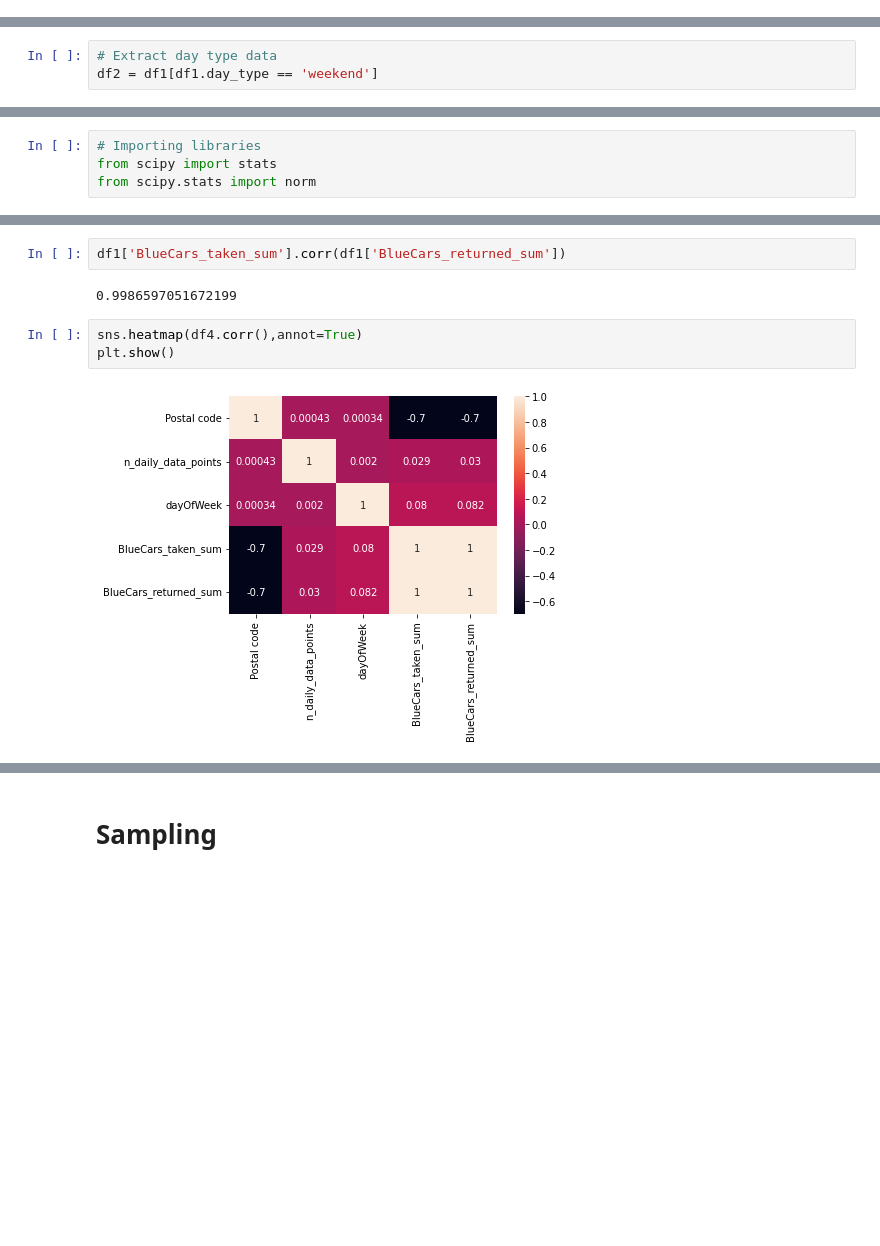
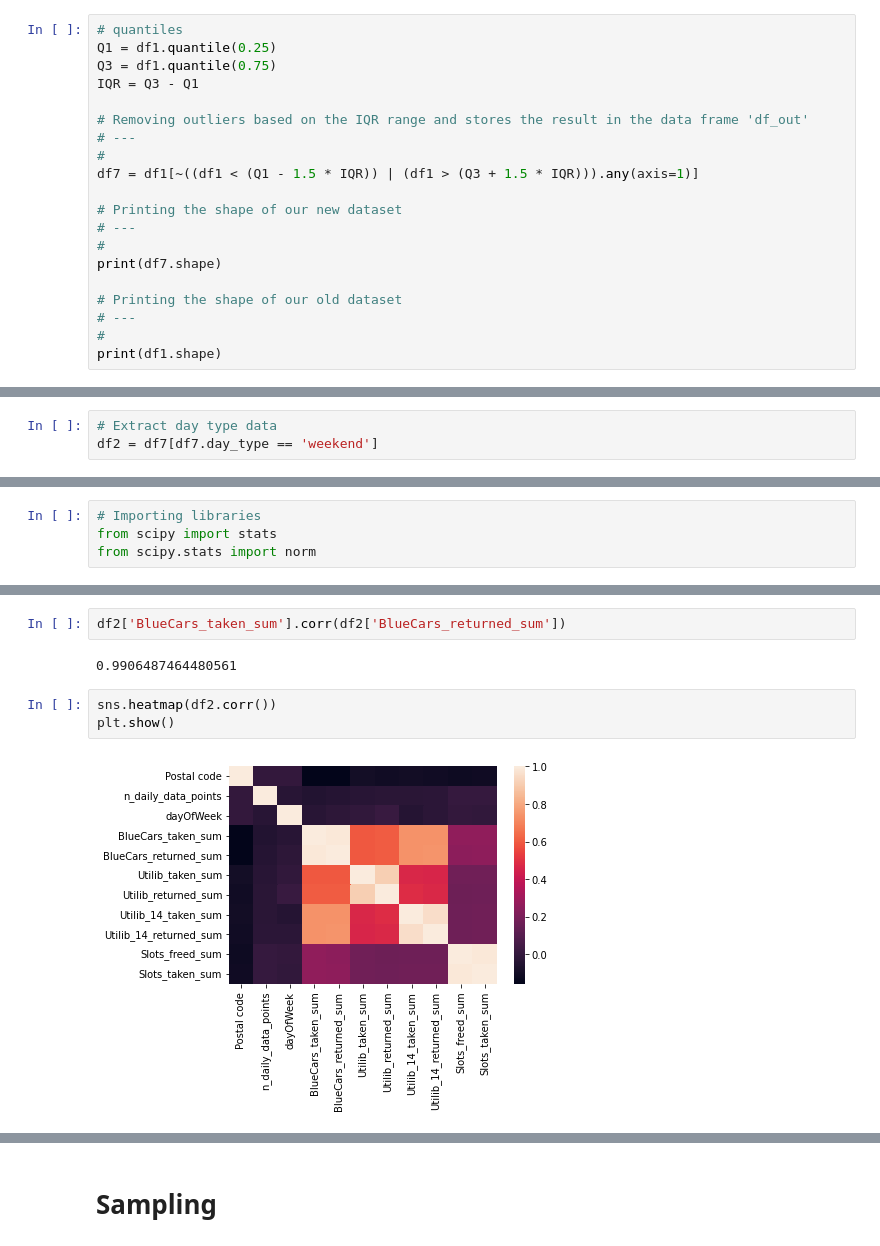
Before and after one commit to castynyaga/Statistics-IP, a Jupyter notebook: Statistics_IP_Casty_Nyaga.ipynb, the cells around one changed output, grey strips where cells are left out. Cells and saved outputs as stored; diff of their text form; blank space fills up the shorter version.

```diff
--- a/Statistics_IP_Casty_Nyaga.ipynb
+++ b/Statistics_IP_Casty_Nyaga.ipynb
@@ -553,0 +564,20 @@ array([75001, 75002, 75003, 75004, 75005, 75006, 75007, 75008, 75009,
+# %%
+# quantiles
+Q1 = df1.quantile(0.25)
+Q3 = df1.quantile(0.75)
+IQR = Q3 - Q1
+
+# Removing outliers based on the IQR range and stores the result in the data frame 'df_out'
+# ---
+#
+df7 = df1[~((df1 < (Q1 - 1.5 * IQR)) | (df1 > (Q3 + 1.5 * IQR))).any(axis=1)]
+
+# Printing the shape of our new dataset
+# ---
+#
+print(df7.shape)
+
+# Printing the shape of our old dataset
+# ---
+#
+print(df1.shape)
@@ -624,3 +657,3 @@ df1.describe()
 # %%
 # Extract day type data
-df2 = df1[df1.day_type == 'weekend']
+df2 = df7[df7.day_type == 'weekend']
@@ -700,10 +755,10 @@ sns.heatmap(df4.corr())
 # %%
-df1['BlueCars_taken_sum'].corr(df1['BlueCars_returned_sum'])
+df2['BlueCars_taken_sum'].corr(df2['BlueCars_returned_sum'])
 # %% [output]
-0.9986597051672199
+0.9906487464480561
 # %%
-sns.heatmap(df4.corr(),annot=True)
+sns.heatmap(df2.corr())
 plt.show()
 # %% [output]
-[figure, old version]
+[figure, new version]
 # %%
```
Also changed, not shown: parts of 32 cells of this notebook.
